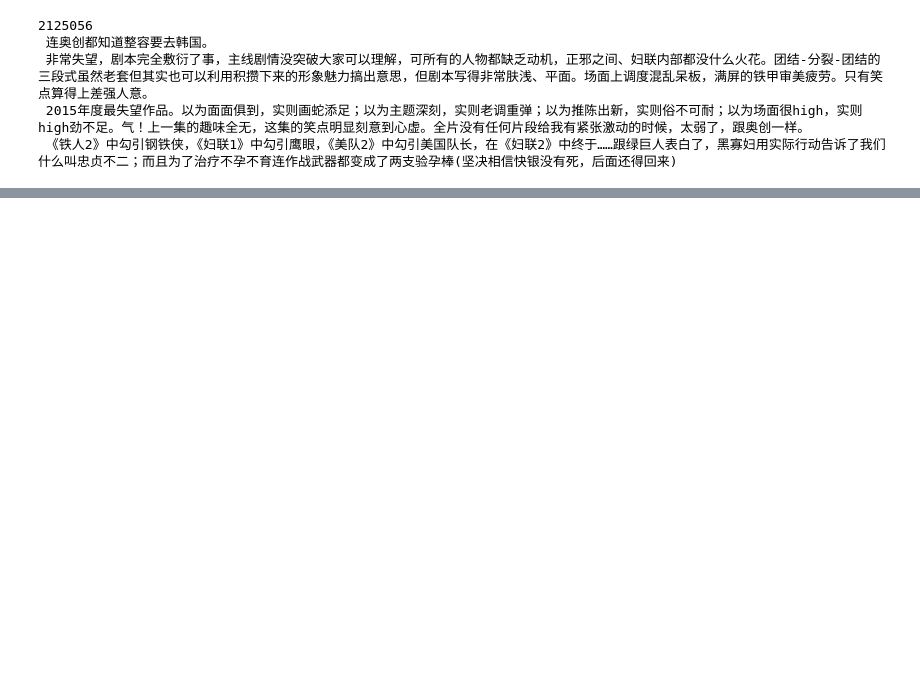
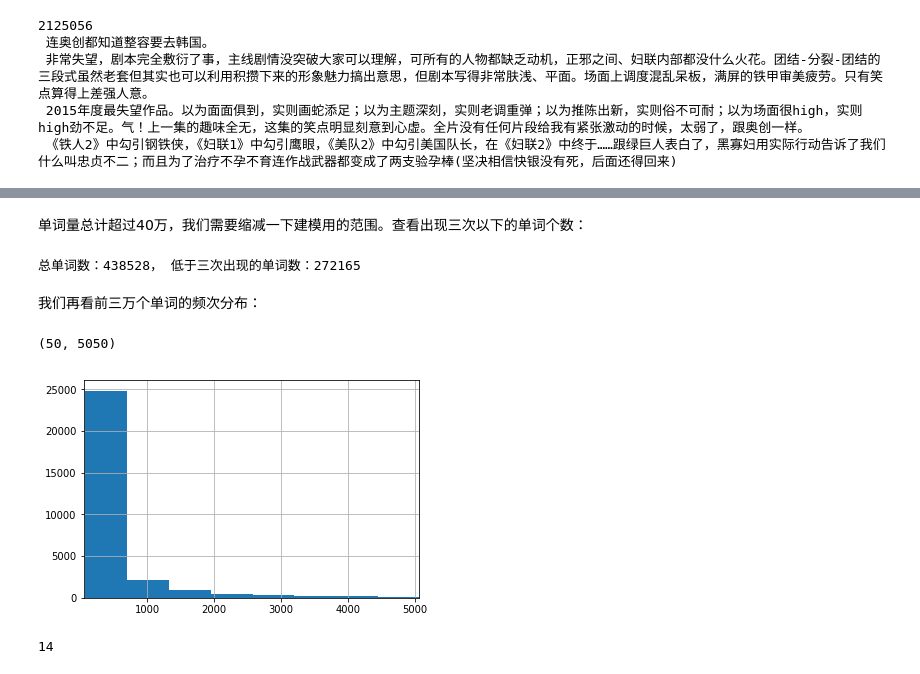
Before and after one commit to xieliaing/keras-practice, a Jupyter notebook: NLP/卷积神经网络文本分类.ipynb, the cells around one changed output, grey strips where cells are left out. Cells and saved outputs as stored; diff of their text form; code cells hidden in the pictures; blank space fills up the shorter version.

```diff
--- a/NLP/卷积神经网络文本分类.ipynb
+++ b/NLP/卷积神经网络文本分类.ipynb
@@ -857,7 +857,7 @@ stopwords = []
 with open('stopwords_std.txt', encoding='UTF-8') as fo:
     for line in fo:
         for w in line.split():
-            stopwords.append(line.strip())
+            stopwords.extend(' '.join(line).strip().split())
 
-stopwords[:5]
+stopwords[:15]
 # %% [output]
@@ -973,0 +1043,20 @@ _________________________________________________________________
+# %%
+%%time
+
+text_data_dir = './nlp_data/news_data/'
+texts = []  # 用于存储文本的列表
+labels_index = {}  # 子目录列表词典，因为每个子目录都是一类对应的文字，所以被称为label
+labels = []  # list of label ids
+for fname in sorted(os.listdir(text_data_dir)):   #按照文件名依次读入文件夹下所有文本文件
+        name = fname.split('_')[0]
+        label_id = len(labels_index)
+        labels_index[name] = label_id
+        fpath = os.path.join(text_data_dir, fname)    # 构造完整文件路径名
+        with open(fpath, encoding='UTF-8') as fo:
+            for line in fo:
+                result = line.split('\u3000\u3000')   # 只保存content列文本
+                if len(result)>1:
+                    texts.append(result[1])
+                    labels.append(label_id)
+
+print('Found %s texts in %s categories' % (len(texts), len(labels_index)))
@@ -973,0 +1068,12 @@ _________________________________________________________________
+# %%
+stopwords_str = ' '.join(stopwords)
+stopwords_set = set(stopwords_str.split())
+tokenizer3 = cntext.cnTokenizer(
+                                filters=stopwords_set,
+                                char_level=False,
+                                min_len=2)
+%time tokenizer3.fit_on_cntexts(texts)
+%time text_sequences=tokenizer3.cntexts_to_sequences(texts)
+
+V = len(tokenizer3.word_index) + 1
+print(V)
@@ -973,0 +1084,21 @@ _________________________________________________________________
+# %% [markdown]
+单词量总计超过40万，我们需要缩减一下建模用的范围。查看出现三次以下的单词个数：
+# %%
+word_counts_df = pd.DataFrame.from_dict(tokenizer3.word_counts, orient='index', columns=['counts'])
+word_counts_df.sort_values(by='counts', ascending=False, inplace=True)
+lt_3 = np.sum(word_counts_df.counts<=3)
+print('总单词数：%s， 低于三次出现的单词数：%s' % (word_counts_df.shape[0], lt_3))
+# %% [output]
+总单词数：438528， 低于三次出现的单词数：272165
+# %% [markdown]
+我们再看前三万个单词的频次分布：
+# %%
+word_counts_df.counts[:30000].hist(bins=200)
+plt.xlim(50, 5050)
+# %% [output]
+(50, 5050)
+[figure, added]
+# %%
+word_counts_df.counts[80000]
+# %% [output]
+14
```
Also changed, not shown: parts of 44 cells of this notebook, 37 other files.
